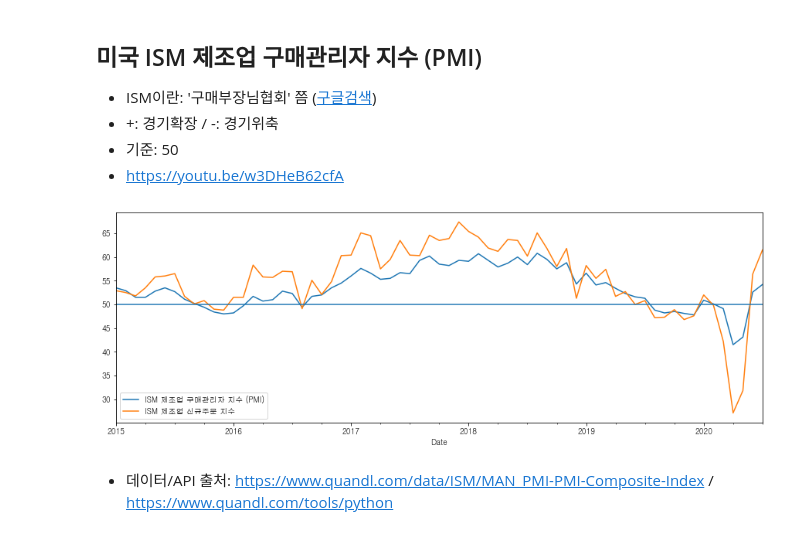
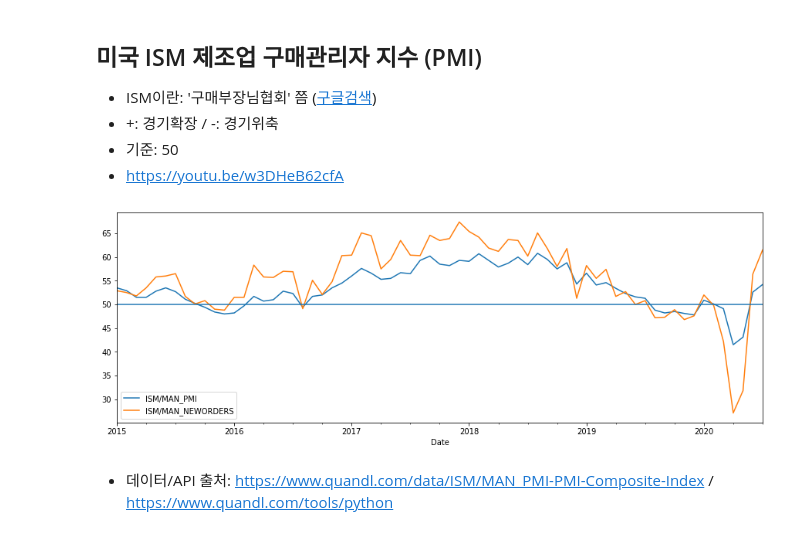
Before and after one commit to reddiana/blog, a Jupyter notebook: _notebooks/2020-08-19-Economic_indicators.ipynb, the cells around one changed output. Saved outputs shown, nothing was run; the diff lists cells and outputs as text; code cells hidden in the pictures.

```diff
--- a/_notebooks/2020-08-19-Economic_indicators.ipynb
+++ b/_notebooks/2020-08-19-Economic_indicators.ipynb
@@ -48,19 +50,19 @@ quandl.ApiConfig.api_key = "g__NU8_KS5-db8Z8sWLs"
 # %%
 indx = [
     ('ISM/MAN_PMI'      , 'PMI'  , 'ISM 제조업 구매관리자 지수 (PMI)'),
     ('ISM/MAN_NEWORDERS', 'Index', 'ISM 제조업 신규주문 지수'        ),
     #('ISM/NONMAN_NMI'   , 'Index', 'ISM 서비스업 구매관리자 지수'    ),
 ]
 
 for indxCd, colNm, labelNm in indx:
     d = quandl.get(indxCd, start_date = '2015-01-01')
     s = d[colNm]
-    p = s.plot(label = labelNm)
+    p = s.plot(label = indxCd) # 한글 폰트 문제
 
 p.axhline(50) # PMI는 50이 기준
 tmp = p.legend(loc='lower left')
 # %% [output]
-[figure, old version]
+[figure, new version]
 # %% [markdown]
 - 데이터/API 출처: https://www.quandl.com/data/ISM/MAN_PMI-PMI-Composite-Index / https://www.quandl.com/tools/python
 # %% [markdown]
```
Also changed, not shown: parts of 8 cells of this notebook.
